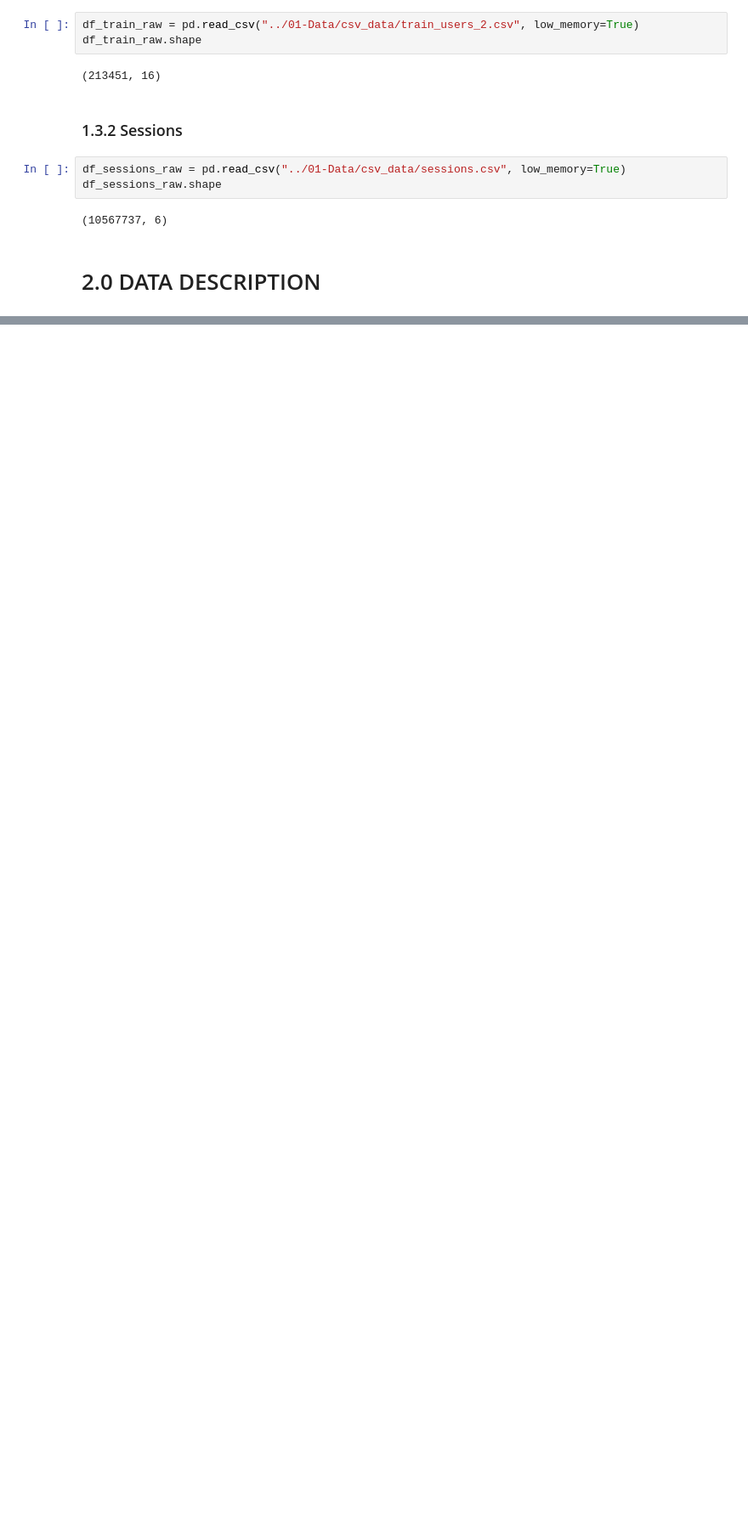
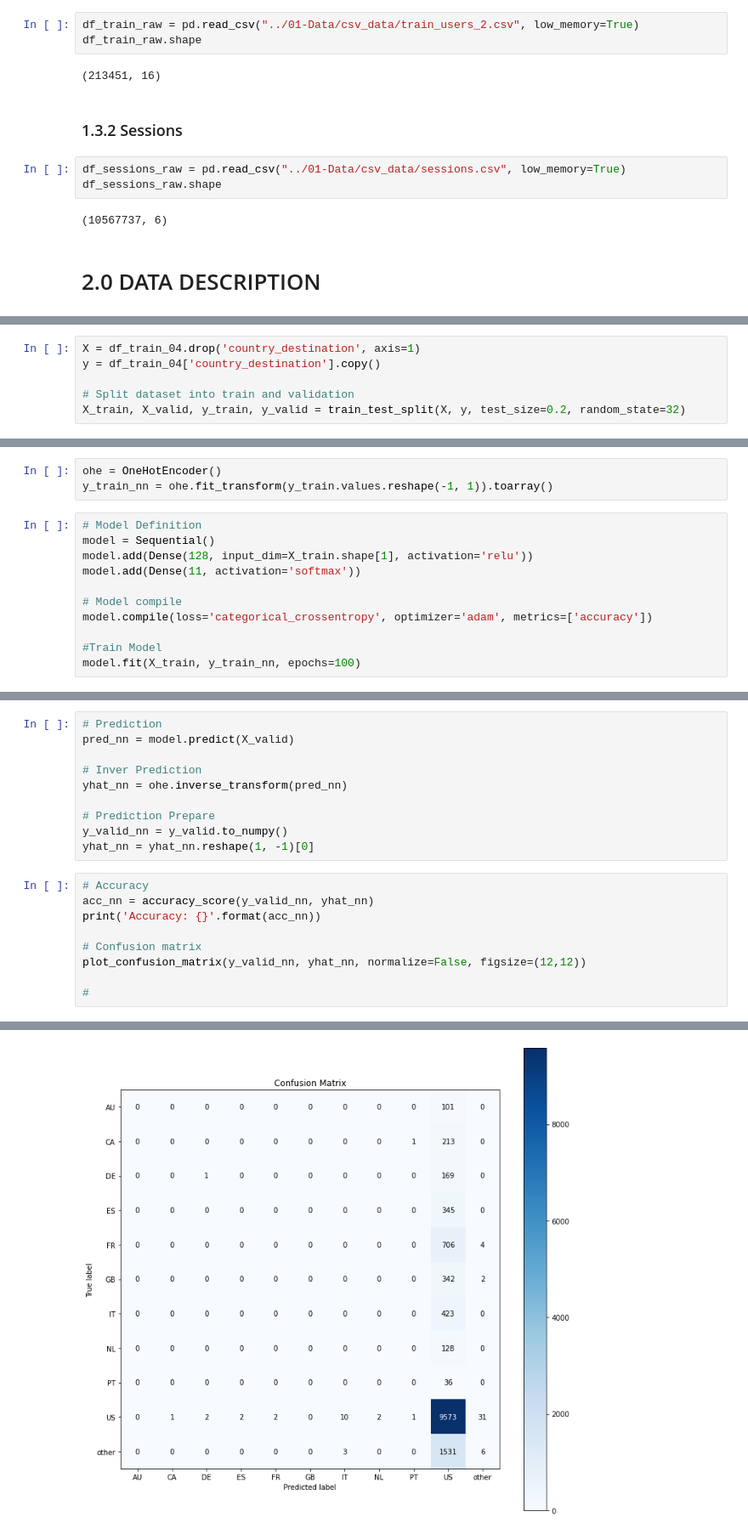
Before and after one commit to FabioCaffarello/airbnb-first-booking, a Jupyter notebook: 02-Notebooks/cycle01_airbnb_first_booking.ipynb, the cells around one changed output, grey strips where cells are left out. Shown: that part at 85% size. Drawn from its saved outputs; the diff is of its cells as text; blank space fills up the shorter version.

```diff
--- a/02-Notebooks/cycle01_airbnb_first_booking.ipynb
+++ b/02-Notebooks/cycle01_airbnb_first_booking.ipynb
@@ -60,0 +223,6 @@ df_sessions_raw.shape
+# %%
+X = df_train_04.drop('country_destination', axis=1)
+y = df_train_04['country_destination'].copy()
+
+# Split dataset into train and validation
+X_train, X_valid, y_train, y_valid = train_test_split(X, y, test_size=0.2, random_state=32)
@@ -60,0 +231,14 @@ df_sessions_raw.shape
+# %%
+ohe = OneHotEncoder()
+y_train_nn = ohe.fit_transform(y_train.values.reshape(-1, 1)).toarray()
+# %%
+# Model Definition
+model = Sequential()
+model.add(Dense(128, input_dim=X_train.shape[1], activation='relu'))
+model.add(Dense(11, activation='softmax'))
+
+# Model compile
+model.compile(loss='categorical_crossentropy', optimizer='adam', metrics=['accuracy'])
+
+#Train Model
+model.fit(X_train, y_train_nn, epochs=100)
@@ -60,0 +266,20 @@ df_sessions_raw.shape
+# %%
+# Prediction
+pred_nn = model.predict(X_valid)
+
+# Inver Prediction
+yhat_nn = ohe.inverse_transform(pred_nn)
+
+# Prediction Prepare
+y_valid_nn = y_valid.to_numpy()
+yhat_nn = yhat_nn.reshape(1, -1)[0]
+# %%
+# Accuracy
+acc_nn = accuracy_score(y_valid_nn, yhat_nn)
+print('Accuracy: {}'.format(acc_nn))
+
+# Confusion matrix
+plot_confusion_matrix(y_valid_nn, yhat_nn, normalize=False, figsize=(12,12))
+
+#
+# %% [output]
@@ -60,0 +288 @@ df_sessions_raw.shape
+[figure, added]
```
Also changed, not shown: parts of 31 cells of this notebook.
